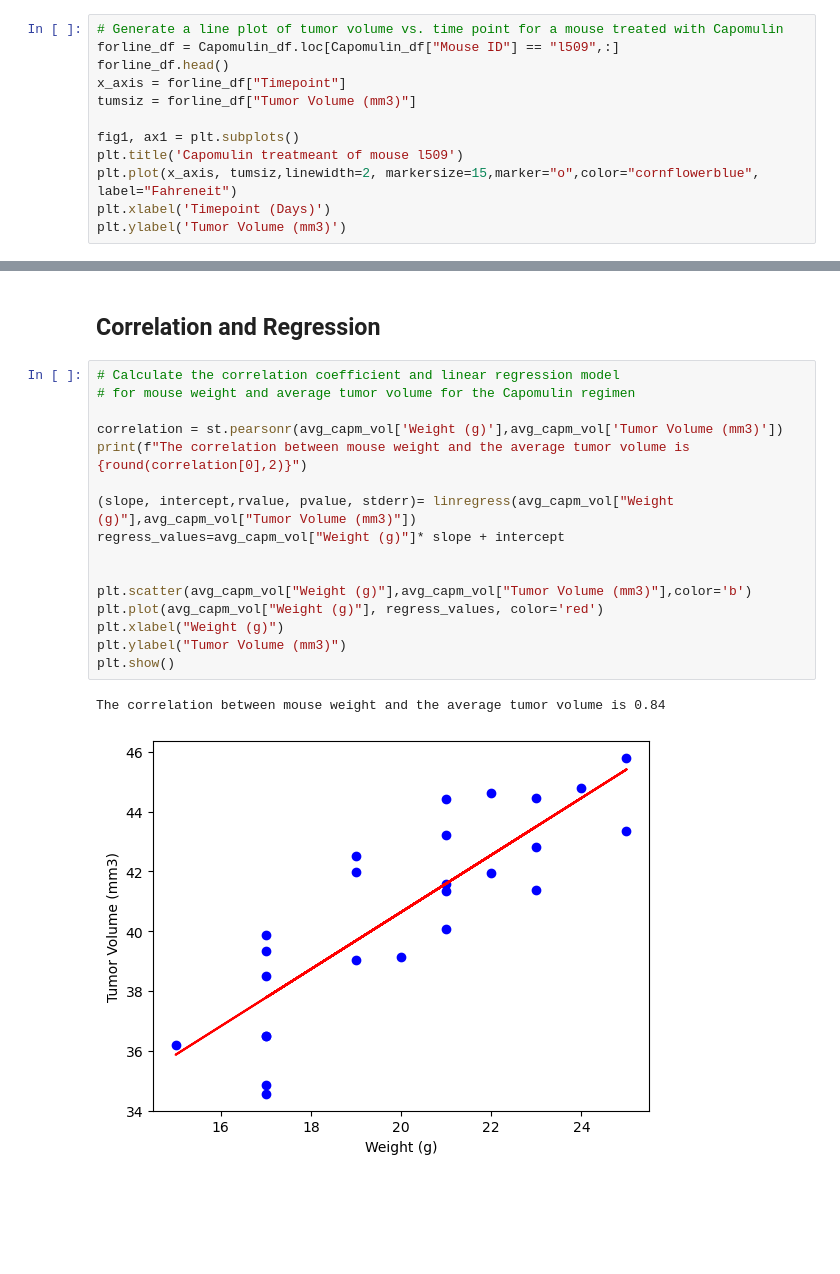
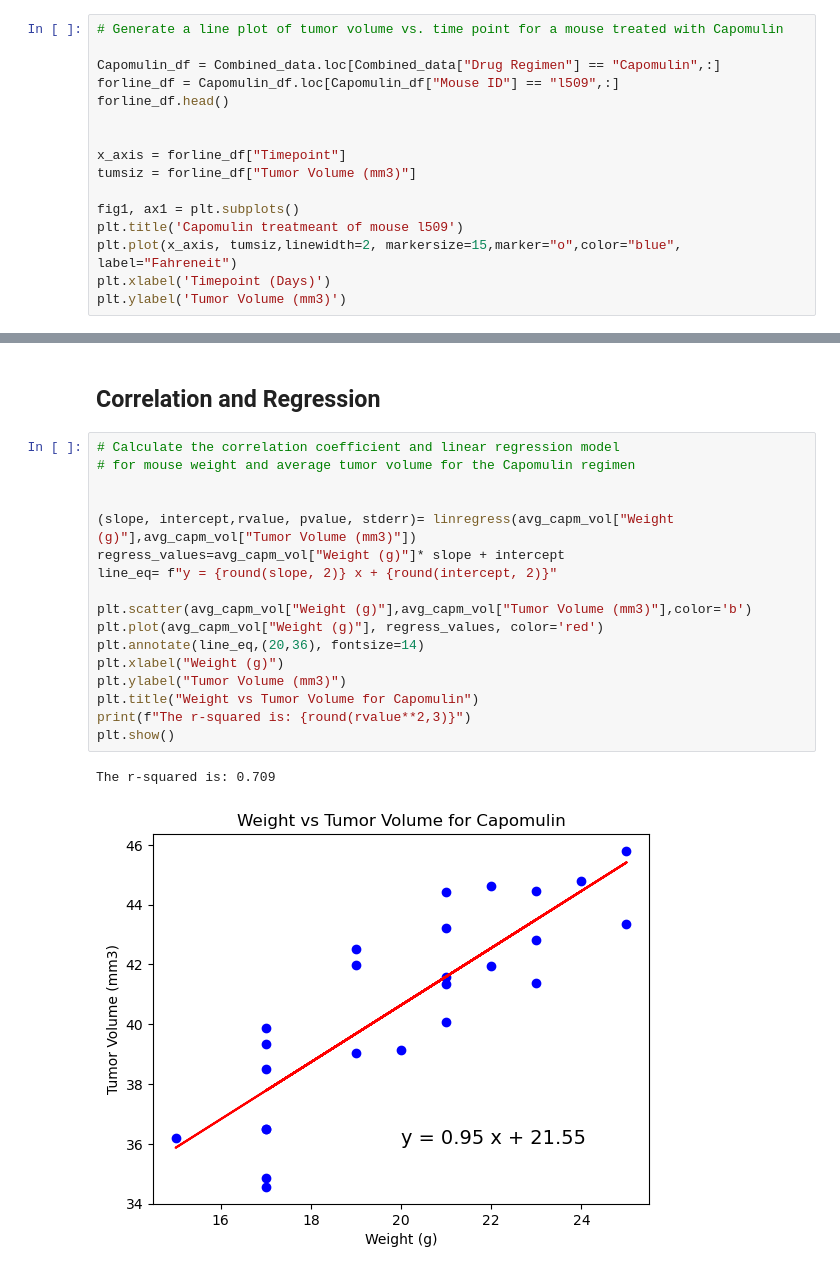
Before and after one commit to aichoudiallo/Matplotlib_challenge, a Jupyter notebook: module_5_starter_code/Pymaceuticals/pymaceuticals_starter.ipynb, the cells around one changed output, grey strips where cells are left out. Saved outputs shown, nothing was run; the diff lists cells and outputs as text; blank space fills up the shorter version.

```diff
--- a/module_5_starter_code/Pymaceuticals/pymaceuticals_starter.ipynb
+++ b/module_5_starter_code/Pymaceuticals/pymaceuticals_starter.ipynb
@@ -261,14 +289,18 @@ NameError: name 'drug_list' is not defined
 ## Line and Scatter Plots
 # %%
 # Generate a line plot of tumor volume vs. time point for a mouse treated with Capomulin
+
+Capomulin_df = Combined_data.loc[Combined_data["Drug Regimen"] == "Capomulin",:]
 forline_df = Capomulin_df.loc[Capomulin_df["Mouse ID"] == "l509",:]
 forline_df.head()
+
+
 x_axis = forline_df["Timepoint"]
 tumsiz = forline_df["Tumor Volume (mm3)"]
 
 fig1, ax1 = plt.subplots()
 plt.title('Capomulin treatmeant of mouse l509')
-plt.plot(x_axis, tumsiz,linewidth=2, markersize=15,marker="o",color="cornflowerblue", label="Fahreneit")
+plt.plot(x_axis, tumsiz,linewidth=2, markersize=15,marker="o",color="blue", label="Fahreneit")
 plt.xlabel('Timepoint (Days)')
 plt.ylabel('Tumor Volume (mm3)')
 # %% [output]
@@ -292,19 +324,20 @@ FileNotFoundError: [Errno 2] No such file or directory: '../Images/scatterplot.p
 # %%
 # Calculate the correlation coefficient and linear regression model
 # for mouse weight and average tumor volume for the Capomulin regimen
 
-correlation = st.pearsonr(avg_capm_vol['Weight (g)'],avg_capm_vol['Tumor Volume (mm3)'])
-print(f"The correlation between mouse weight and the average tumor volume is {round(correlation[0],2)}")
 
 (slope, intercept,rvalue, pvalue, stderr)= linregress(avg_capm_vol["Weight (g)"],avg_capm_vol["Tumor Volume (mm3)"])
 regress_values=avg_capm_vol["Weight (g)"]* slope + intercept
-
+line_eq= f"y = {round(slope, 2)} x + {round(intercept, 2)}"
 
 plt.scatter(avg_capm_vol["Weight (g)"],avg_capm_vol["Tumor Volume (mm3)"],color='b')
 plt.plot(avg_capm_vol["Weight (g)"], regress_values, color='red')
+plt.annotate(line_eq,(20,36), fontsize=14)
 plt.xlabel("Weight (g)")
 plt.ylabel("Tumor Volume (mm3)")
+plt.title("Weight vs Tumor Volume for Capomulin")
+print(f"The r-squared is: {round(rvalue**2,3)}")
 plt.show()
 # %% [output]
-The correlation between mouse weight and the average tumor volume is 0.84
+The r-squared is: 0.709
-[figure, old version]
+[figure, new version]
```
Also changed, not shown: parts of 5 cells of this notebook.
